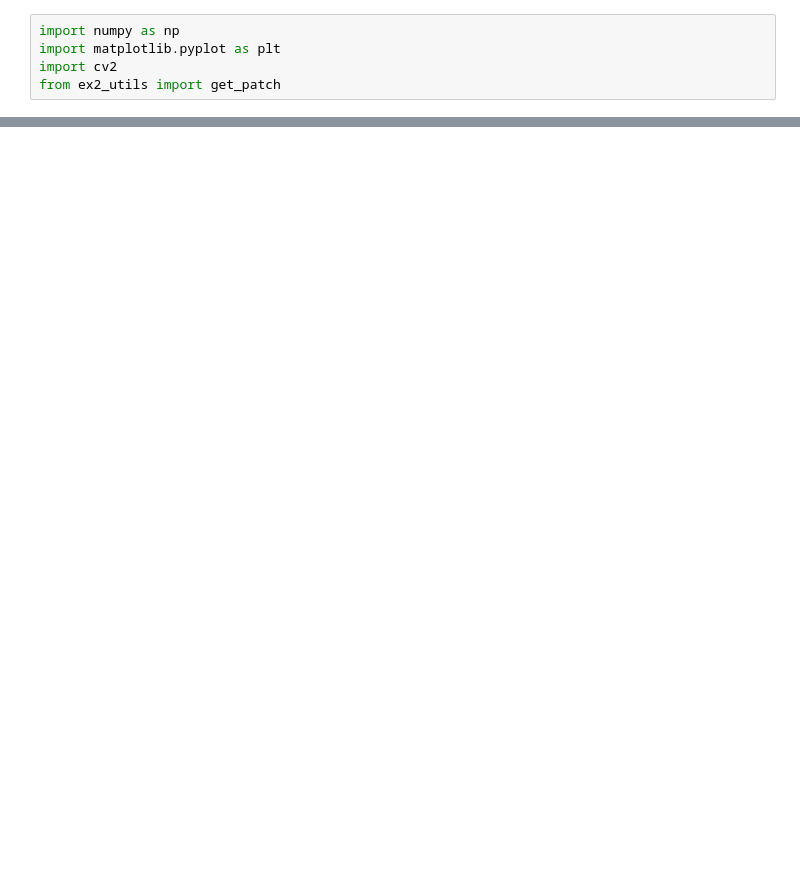
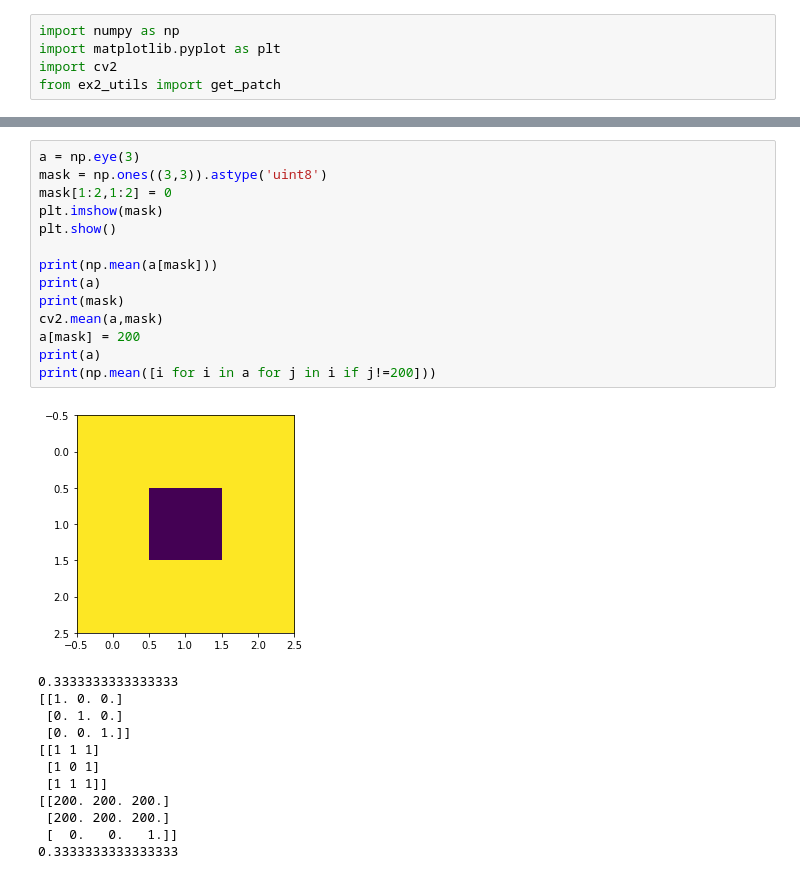
Before and after one commit to matemato/Advanced-computer-vision, a Jupyter notebook: Assignments/3/testingMOSSE.ipynb, the cells around one changed output, grey strips where cells are left out. Drawn from its saved outputs; the diff is of its cells as text; blank space fills up the shorter version.

```diff
--- a/Assignments/3/testingMOSSE.ipynb
+++ b/Assignments/3/testingMOSSE.ipynb
@@ -34,0 +86,27 @@ plt.show()
+# %%
+a = np.eye(3)
+mask = np.ones((3,3)).astype('uint8')
+mask[1:2,1:2] = 0
+plt.imshow(mask)
+plt.show()
+
+print(np.mean(a[mask]))
+print(a)
+print(mask)
+cv2.mean(a,mask)
+a[mask] = 200
+print(a)
+print(np.mean([i for i in a for j in i if j!=200]))
+# %% [output]
+[figure, added]
+0.3333333333333333
+[[1. 0. 0.]
+ [0. 1. 0.]
+ [0. 0. 1.]]
+[[1 1 1]
+ [1 0 1]
+ [1 1 1]]
+[[200. 200. 200.]
+ [200. 200. 200.]
+ [  0.   0.   1.]]
+0.3333333333333333
```
Also changed, not shown: parts of 5 cells of this notebook, 3 other files.
